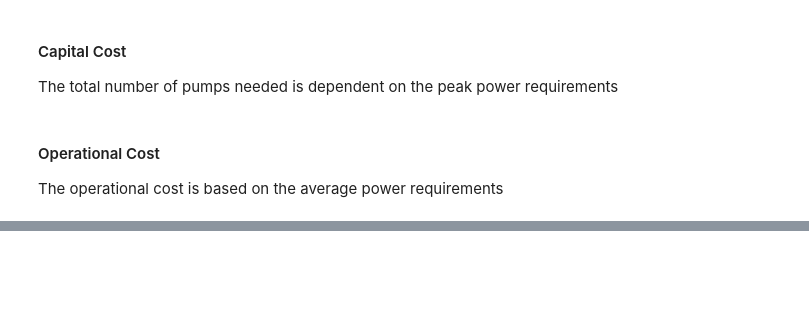
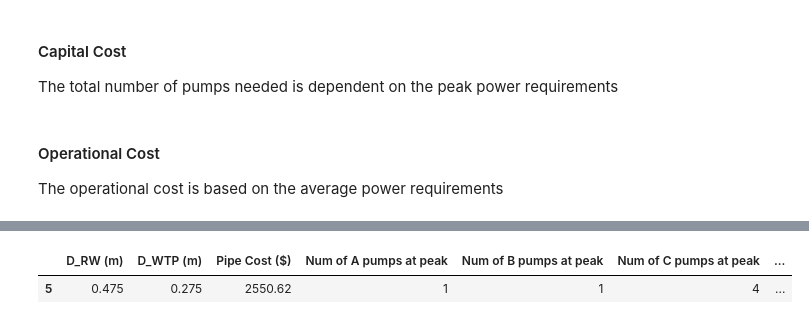
Before and after one commit to E-Lombo/fluids-project, a Jupyter notebook: Task-3.ipynb, the cells around one changed output, grey strips where cells are left out. Saved outputs shown, nothing was run; the diff lists cells and outputs as text; code cells hidden in the pictures; blank space fills up the shorter version.

```diff
--- a/Task-3.ipynb
+++ b/Task-3.ipynb
@@ -436,0 +443,5 @@ cost
+# %%
+cost[cost['Total Cost ($)']==cost['Total Cost ($)'].min()]
+# %% [output]
+|  | D_RW (m) | D_WTP (m) | Pipe Cost ($) | Num of A pumps at peak | Num of B pumps at peak | Num of C pumps at peak | ... |
+| 5 | 0.475 | 0.275 | 2550.62 | 1 | 1 | 4 | ... |
```
Also changed, not shown: parts of 8 cells of this notebook.
